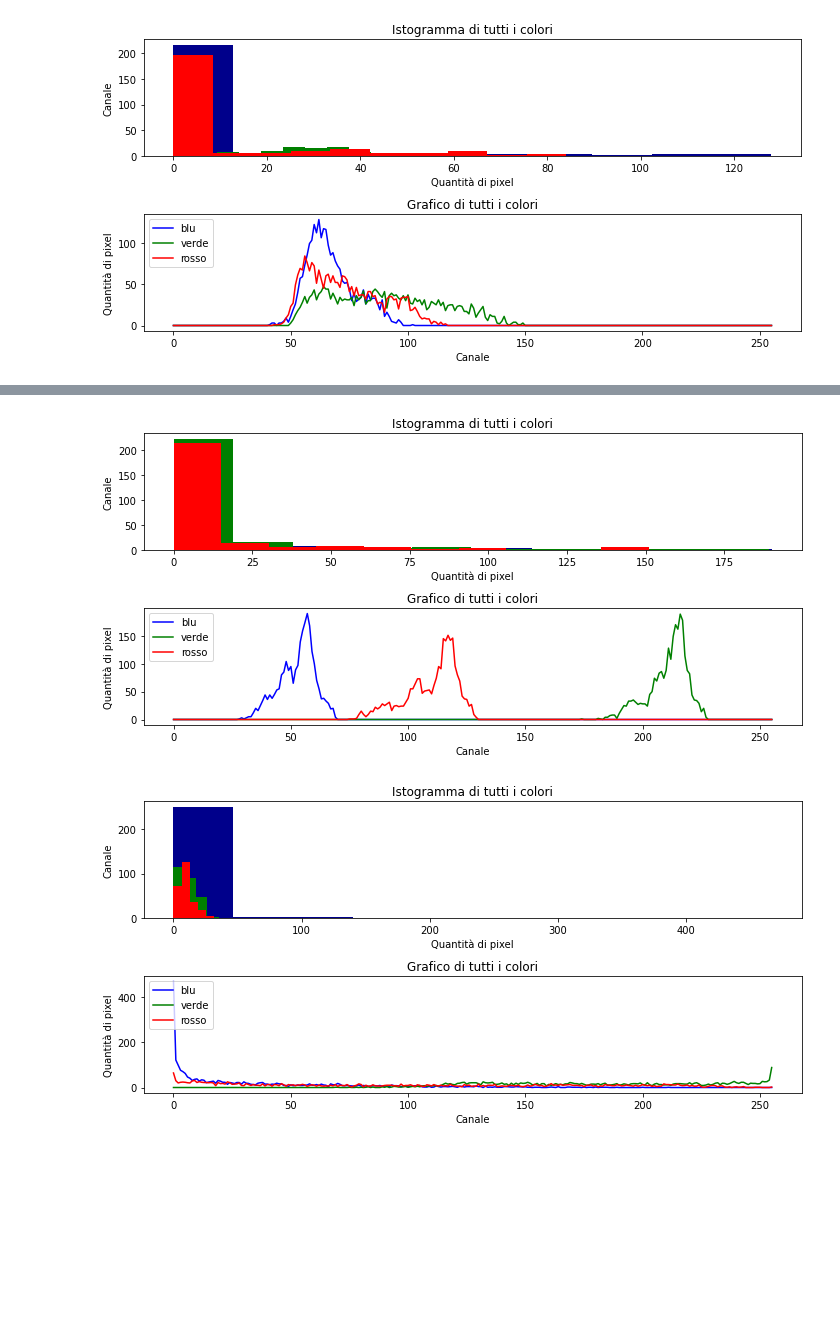
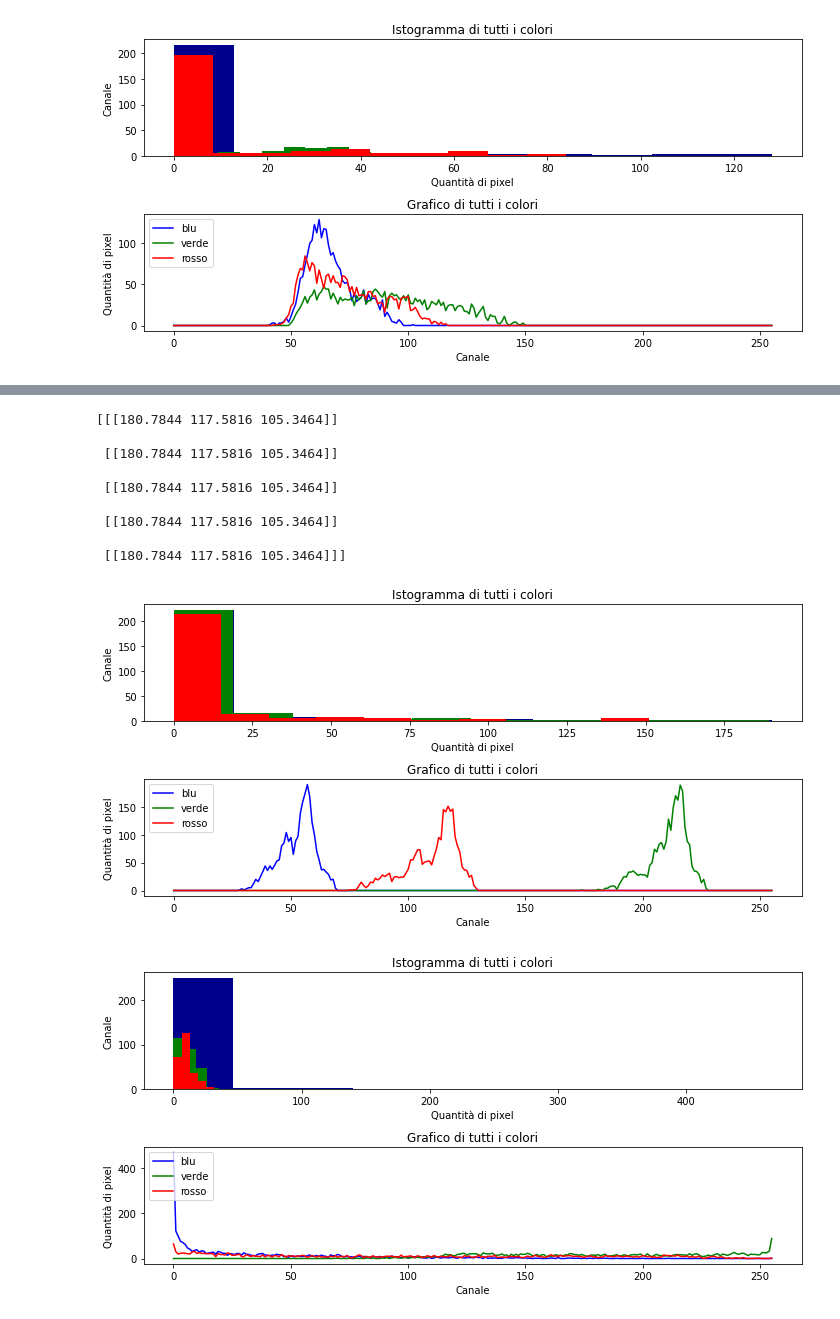
Before and after one commit to Wooler97/Skin-Detection, a Jupyter notebook: SkinPlotCode.ipynb, the cells around one changed output, grey strips where cells are left out. Cells and saved outputs as stored; diff of their text form; code cells hidden in the pictures; blank space fills up the shorter version.

```diff
--- a/SkinPlotCode.ipynb
+++ b/SkinPlotCode.ipynb
@@ -3,10 +3,14 @@ import cv2
 import numpy as np
 from matplotlib import pyplot as plt
 # %%
-img = cv2.imread('skin/pelle9.jpg')
+img = cv2.imread('skin/pelle9.jpg', cv2.IMREAD_COLOR)
 blu = cv2.calcHist([img], [0], None, [256], [0, 256])
 rosso = cv2.calcHist([img], [1], None, [256], [0, 256])
 verde = cv2.calcHist([img], [2], None, [256], [0, 256])
+
+
+channels = cv2.mean(img)
+canali1 = np.array([(channels[2], channels[1], channels[0])])
 
 plt.figure(figsize=(10,5))
 plt.subplot(2,1,1)
@@ -34,8 +38,12 @@ plt.show()
 # %%
-img2 = cv2.imread('skin/pelle8.jpg')
+img2 = cv2.imread('skin/pelle8.jpg', cv2.IMREAD_COLOR)
 blu = cv2.calcHist([img2], [0], None, [256], [0, 256])
 rosso = cv2.calcHist([img2], [1], None, [256], [0, 256])
 verde = cv2.calcHist([img2], [2], None, [256], [0, 256])
+
+
+channels = cv2.mean(img)
+canali2 = np.array([(channels[2], channels[1], channels[0])])
 
 plt.figure(figsize=(10,5))
 plt.subplot(2,1,1)
@@ -61,10 +69,14 @@ plt.show()
 # %% [output]
 [figure]
 # %%
-img3 = cv2.imread('skin/pelle21.jpg')
+img3 = cv2.imread('skin/pelle21.jpg', cv2.IMREAD_COLOR)
 blu = cv2.calcHist([img3], [0], None, [256], [0, 256])
 rosso = cv2.calcHist([img3], [1], None, [256], [0, 256])
 verde = cv2.calcHist([img3], [2], None, [256], [0, 256])
+
+
+channels = cv2.mean(img)
+canali3 = np.array([(channels[2], channels[1], channels[0])])
 
 plt.figure(figsize=(10,5))
 plt.subplot(2,1,1)
@@ -90,10 +102,14 @@ plt.show()
 # %% [output]
 [figure]
 # %%
-img4 = cv2.imread('skin/pelle19.jpg')
+img4 = cv2.imread('skin/pelle19.jpg', cv2.IMREAD_COLOR)
 blu = cv2.calcHist([img4], [0], None, [256], [0, 256])
 rosso = cv2.calcHist([img4], [1], None, [256], [0, 256])
 verde = cv2.calcHist([img4], [2], None, [256], [0, 256])
+
+
+channels = cv2.mean(img)
+canali4 = np.array([(channels[2], channels[1], channels[0])])
 
 plt.figure(figsize=(10,5))
 plt.subplot(2,1,1)
@@ -121,32 +137,49 @@ plt.show()
 # %%
-img5 = cv2.imread('skin/pelle32.jpg')
+img5 = cv2.imread('skin/pelle32.jpg', cv2.IMREAD_COLOR)
 blu = cv2.calcHist([img5], [0], None, [256], [0, 256])
 rosso = cv2.calcHist([img5], [1], None, [256], [0, 256])
 verde = cv2.calcHist([img5], [2], None, [256], [0, 256])
+
+
+channels = cv2.mean(img)
+canali5 = np.array([(channels[2], channels[1], channels[0])])
+
+chn = np.array([canali1, canali2, canali3, canali4, canali5])
+print(chn)
+
 
 plt.figure(figsize=(10,5))
 plt.subplot(2,1,1)
 plt.title("Istogramma di tutti i colori")
 plt.hist(blu,color="darkblue")
 plt.hist(verde,color="green")
 plt.hist(rosso,color="red")
 plt.xlabel('Quantità di pixel')
 plt.ylabel('Canale')
 
 plt.subplot(2,1,2)
 plt.title("Grafico di tutti i colori")
 plt.plot(blu, "-b", label = "blu")
 plt.plot(verde, "-g", label = "verde")
 plt.plot(rosso, "-r", label = "rosso")
 plt.legend(loc = 'upper left')
 plt.ylabel('Quantità di pixel')
 plt.xlabel('Canale')
 
 plt.tight_layout()
 plt.savefig('skin/res32.jpg')
 plt.show()
 # %% [output]
+[[[180.7844 117.5816 105.3464]]
+
+ [[180.7844 117.5816 105.3464]]
+
+ [[180.7844 117.5816 105.3464]]
+
+ [[180.7844 117.5816 105.3464]]
+
+ [[180.7844 117.5816 105.3464]]]
-[figure, old version]
+[figure, new version]
 # %%
 img6 = cv2.imread('nonskin/sweat22.jpg')
 blu = cv2.calcHist([img6], [0], None, [256], [0, 256])
```
Also changed, not shown: parts of 2 cells of this notebook, 5 other files.
